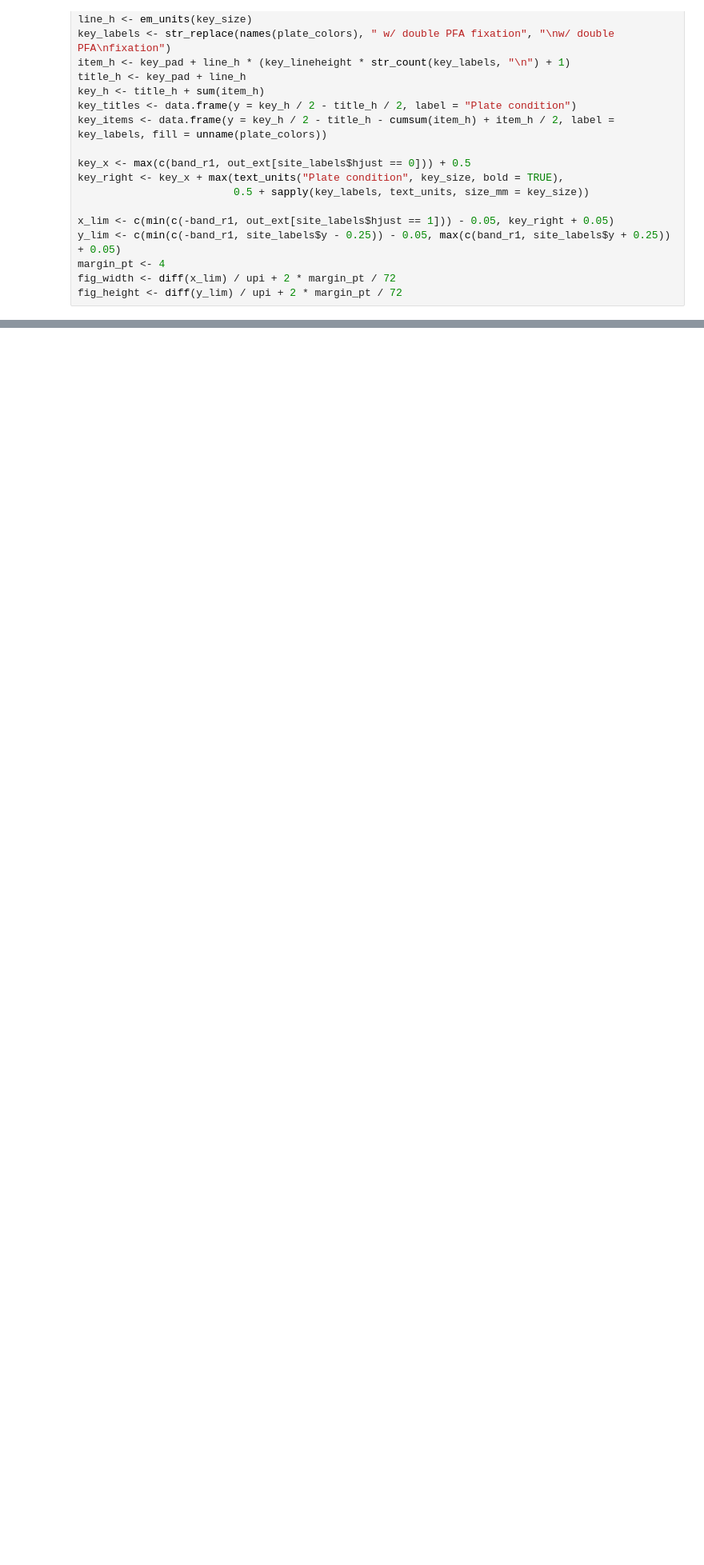
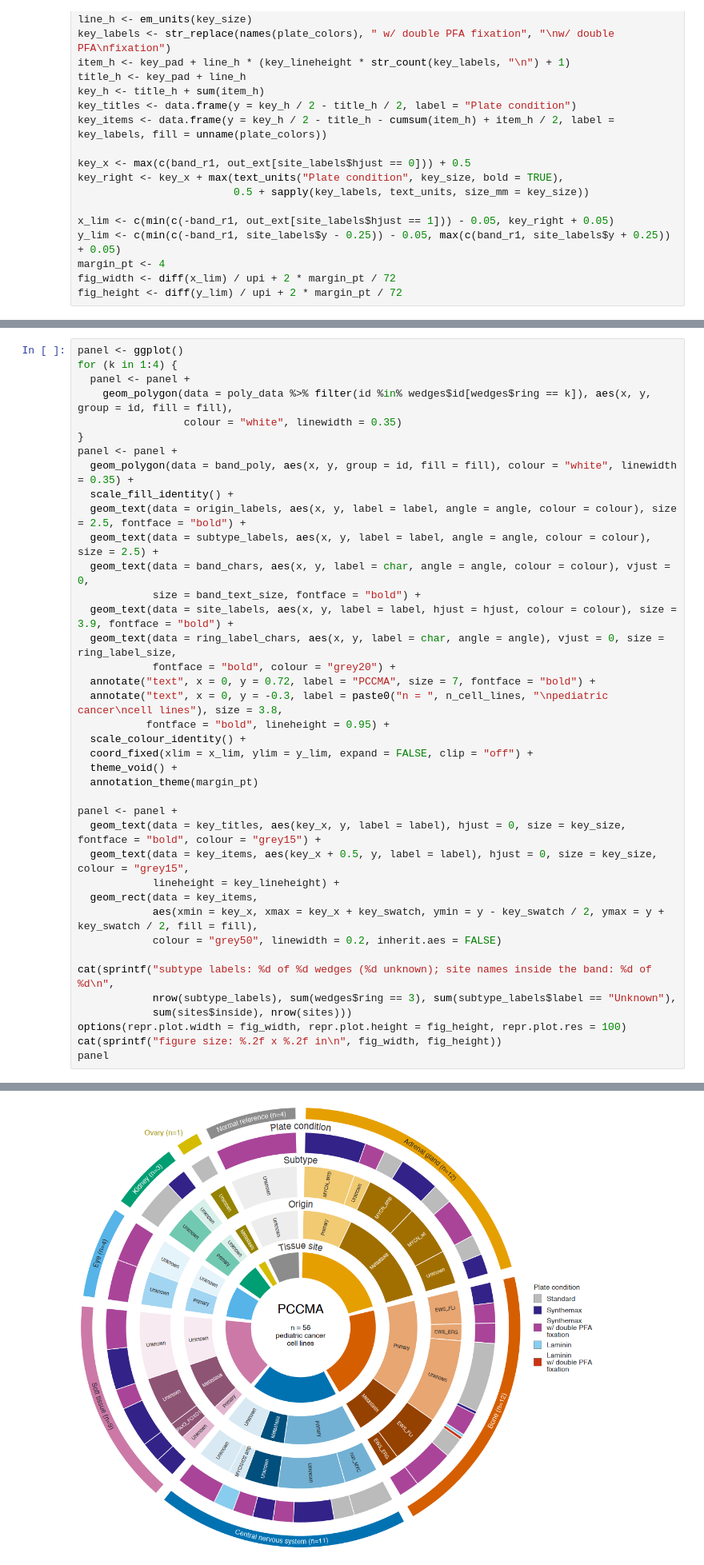
Before and after one commit to gwaybio/pediatric_cancer_atlas_profiling, a Jupyter notebook: cell_lines/notebooks/cancer_type_sunburst.ipynb, the cells around one changed output, grey strips where cells are left out. Shown at 80% size. Drawn from its saved outputs; the diff is of its cells as text; blank space fills up the shorter version.

```diff
--- a/cell_lines/notebooks/cancer_type_sunburst.ipynb
+++ b/cell_lines/notebooks/cancer_type_sunburst.ipynb
@@ -297,0 +227,40 @@ figure size: 11.43 x 9.84 in
+# %%
+panel <- ggplot()
+for (k in 1:4) {
+  panel <- panel +
+    geom_polygon(data = poly_data %>% filter(id %in% wedges$id[wedges$ring == k]), aes(x, y, group = id, fill = fill),
+                 colour = "white", linewidth = 0.35)
+}
+panel <- panel +
+  geom_polygon(data = band_poly, aes(x, y, group = id, fill = fill), colour = "white", linewidth = 0.35) +
+  scale_fill_identity() +
+  geom_text(data = origin_labels, aes(x, y, label = label, angle = angle, colour = colour), size = 2.5, fontface = "bold") +
+  geom_text(data = subtype_labels, aes(x, y, label = label, angle = angle, colour = colour), size = 2.5) +
+  geom_text(data = band_chars, aes(x, y, label = char, angle = angle, colour = colour), vjust = 0,
+            size = band_text_size, fontface = "bold") +
+  geom_text(data = site_labels, aes(x, y, label = label, hjust = hjust, colour = colour), size = 3.9, fontface = "bold") +
+  geom_text(data = ring_label_chars, aes(x, y, label = char, angle = angle), vjust = 0, size = ring_label_size,
+            fontface = "bold", colour = "grey20") +
+  annotate("text", x = 0, y = 0.72, label = "PCCMA", size = 7, fontface = "bold") +
+  annotate("text", x = 0, y = -0.3, label = paste0("n = ", n_cell_lines, "\npediatric cancer\ncell lines"), size = 3.8,
+           fontface = "bold", lineheight = 0.95) +
+  scale_colour_identity() +
+  coord_fixed(xlim = x_lim, ylim = y_lim, expand = FALSE, clip = "off") +
+  theme_void() +
+  annotation_theme(margin_pt)
+
+panel <- panel +
+  geom_text(data = key_titles, aes(key_x, y, label = label), hjust = 0, size = key_size, fontface = "bold", colour = "grey15") +
+  geom_text(data = key_items, aes(key_x + 0.5, y, label = label), hjust = 0, size = key_size, colour = "grey15",
+            lineheight = key_lineheight) +
+  geom_rect(data = key_items,
+            aes(xmin = key_x, xmax = key_x + key_swatch, ymin = y - key_swatch / 2, ymax = y + key_swatch / 2, fill = fill),
+            colour = "grey50", linewidth = 0.2, inherit.aes = FALSE)
+
+cat(sprintf("subtype labels: %d of %d wedges (%d unknown); site names inside the band: %d of %d\n",
+            nrow(subtype_labels), sum(wedges$ring == 3), sum(subtype_labels$label == "Unknown"),
+            sum(sites$inside), nrow(sites)))
+options(repr.plot.width = fig_width, repr.plot.height = fig_height, repr.plot.res = 100)
+cat(sprintf("figure size: %.2f x %.2f in\n", fig_width, fig_height))
+panel
+# %% [output]
@@ -298,3 +269,4 @@ figure size: 11.43 x 9.84 in
+[figure, added]
 # %% [markdown]
 ### Save
 # %%
```
Also changed, not shown: parts of 2 cells of this notebook, 3 other files.
